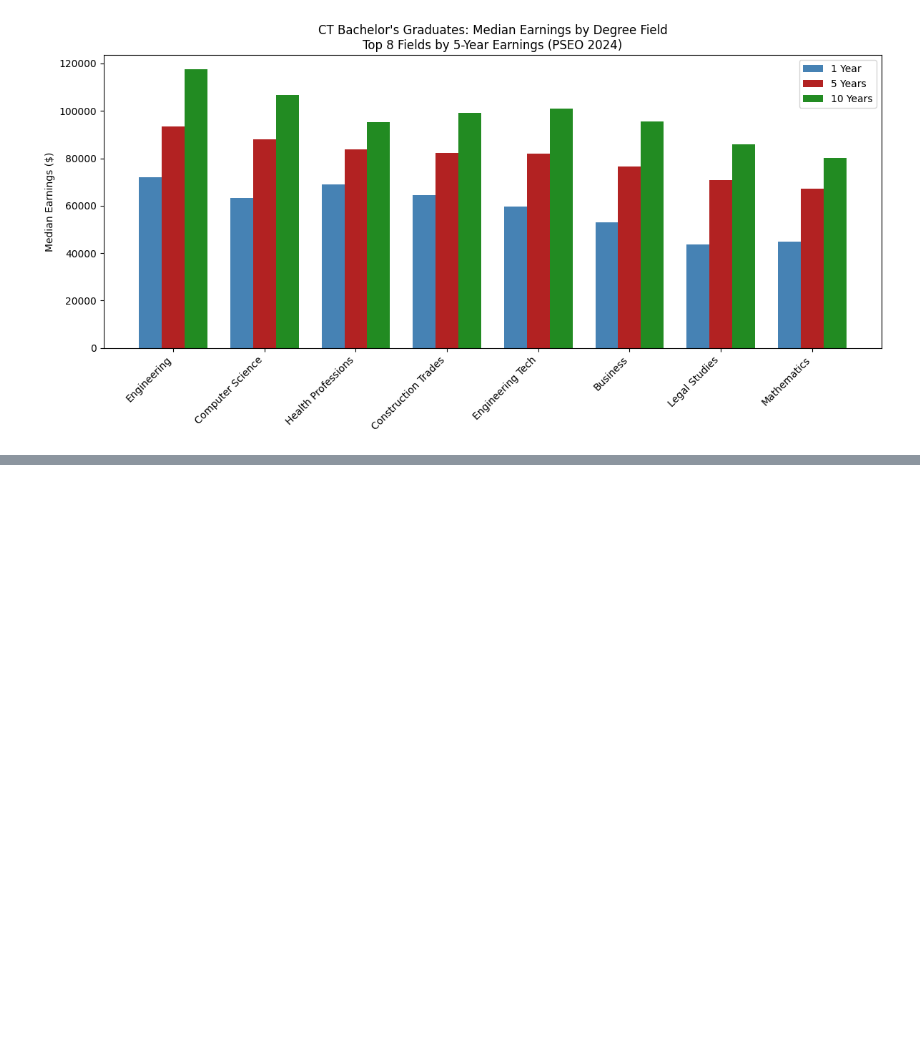
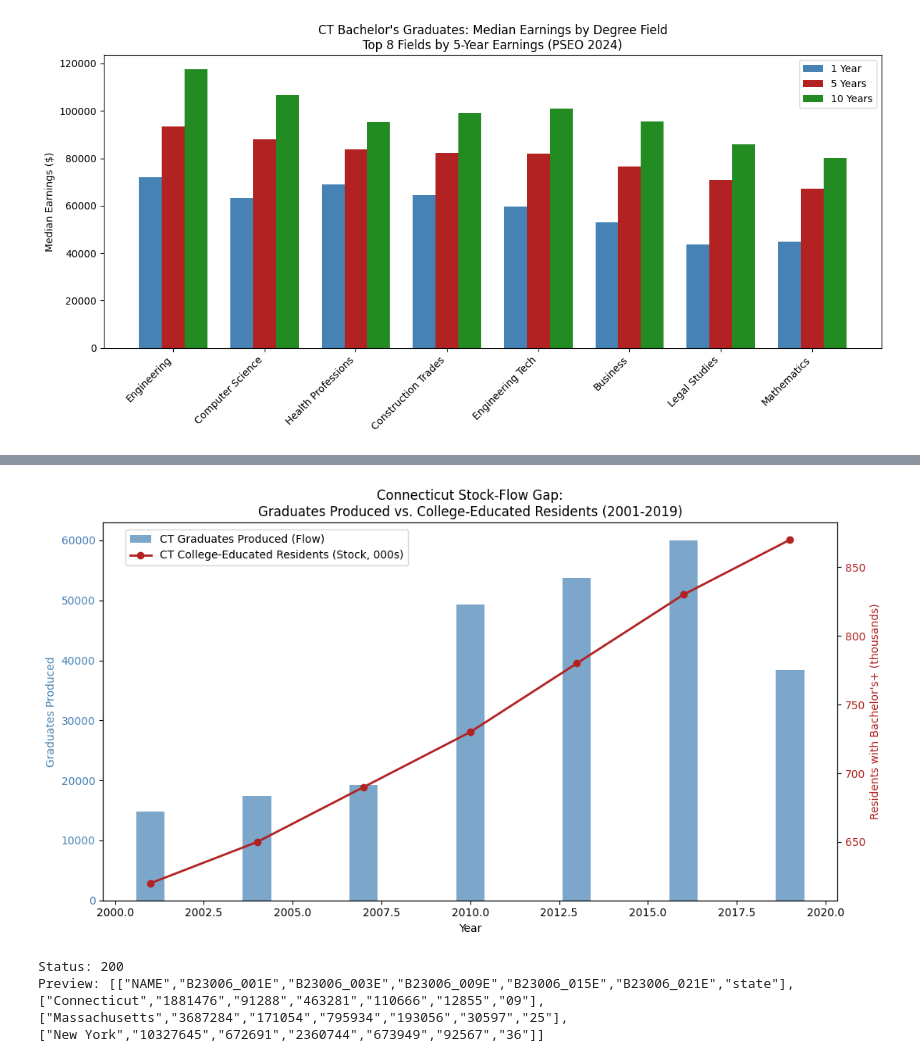
Before and after one commit to randyliu078-bit/qss20-final-project, a Jupyter notebook: code/03_analysis.ipynb, the cells around one changed output, grey strips where cells are left out. Drawn from its saved outputs; the diff is of its cells as text; code cells hidden in the pictures; blank space fills up the shorter version.

```diff
--- a/code/03_analysis.ipynb
+++ b/code/03_analysis.ipynb
@@ -211,0 +343,59 @@ plt.show()
+# %%
+# ---- Figure 3: CT Graduate Flow over time (PSEO) ----
+flow = pseo_df[
+    (pseo_df["degree_level"] == 5) &
+    (pseo_df["agg_level_pseo"] == 32) &
+    (pseo_df["grad_cohort"] > 0) &
+    (pseo_df["y1_ipeds_count"].notna())
+].groupby("grad_cohort")["y1_ipeds_count"].sum().reset_index()
+flow.columns = ["cohort_year", "graduates"]
+
+# ACS stock: college-educated residents in CT (from our hardcoded data)
+# Total CT adults with bachelor's+ estimated from ACS 2022
+# Using ACS Table B15003 CT total bachelor's+ = ~900,000 (2022)
+# For trend, use a simplified stock estimate
+stock_years = [2001, 2004, 2007, 2010, 2013, 2016, 2019]
+# CT bachelor's+ population (thousands) from ACS historical estimates
+stock_values = [620, 650, 690, 730, 780, 830, 870]
+
+fig, ax1 = plt.subplots(figsize=(11,6))
+
+# Flow: graduates produced
+ax1.bar(flow["cohort_year"], flow["graduates"], color="steelblue",
+        alpha=0.7, label="CT Graduates Produced (Flow)")
+ax1.set_xlabel("Year")
+ax1.set_ylabel("Graduates Produced", color="steelblue")
+ax1.tick_params(axis="y", labelcolor="steelblue")
+
+# Stock: college-educated residents
+ax2 = ax1.twinx()
+ax2.plot(stock_years, stock_values, color="firebrick", marker="o",
+         linewidth=2, label="CT College-Educated Residents (Stock, 000s)")
+ax2.set_ylabel("Residents with Bachelor's+ (thousands)", color="firebrick")
+ax2.tick_params(axis="y", labelcolor="firebrick")
+
+plt.title("Connecticut Stock-Flow Gap:\nGraduates Produced vs. College-Educated Residents (2001-2019)")
+fig.legend(loc="upper left", bbox_to_anchor=(0.1, 0.9))
+plt.tight_layout()
+plt.savefig("fig3_stock_flow.png", dpi=150)
+plt.show()
+# %% [output]
+[figure, added]
+# %%
+# Pull ACS labor force participation by education level
+# Variables: B23006 = labor force status by educational attainment
+lfp_url = (
+    "https://api.census.gov/data/2022/acs/acs1"
+    "?get=NAME,B23006_001E,B23006_003E,B23006_009E,B23006_015E,B23006_021E"
+    f"&for=state:09,25,36&key={API_KEY}"
+)
+
+response = requests.get(lfp_url)
+print("Status:", response.status_code)
+print("Preview:", response.text[:300])
+# %% [output]
+Status: 200
+Preview: [["NAME","B23006_001E","B23006_003E","B23006_009E","B23006_015E","B23006_021E","state"],
+["Connecticut","1881476","91288","463281","110666","12855","09"],
+["Massachusetts","3687284","171054","795934","193056","30597","25"],
+["New York","10327645","672691","2360744","673949","92567","36"]]
```
Also changed, not shown: parts of 20 cells of this notebook.
